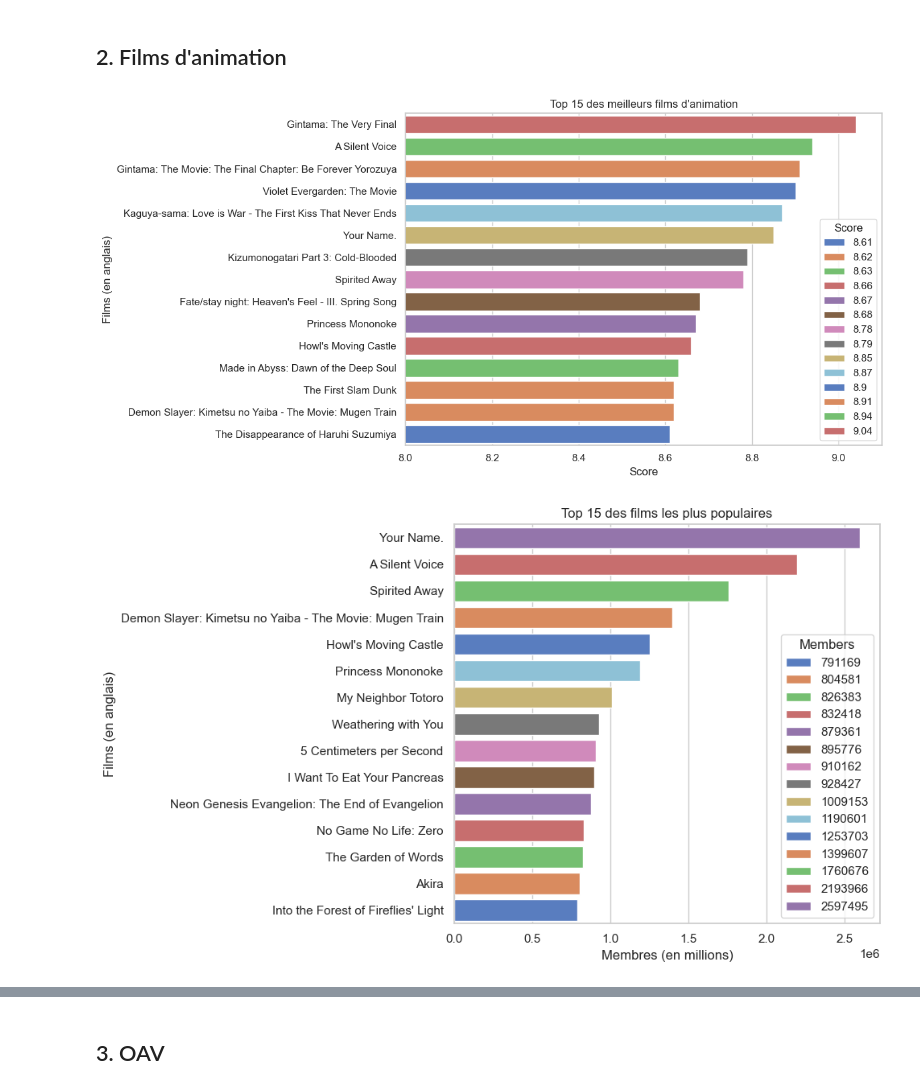
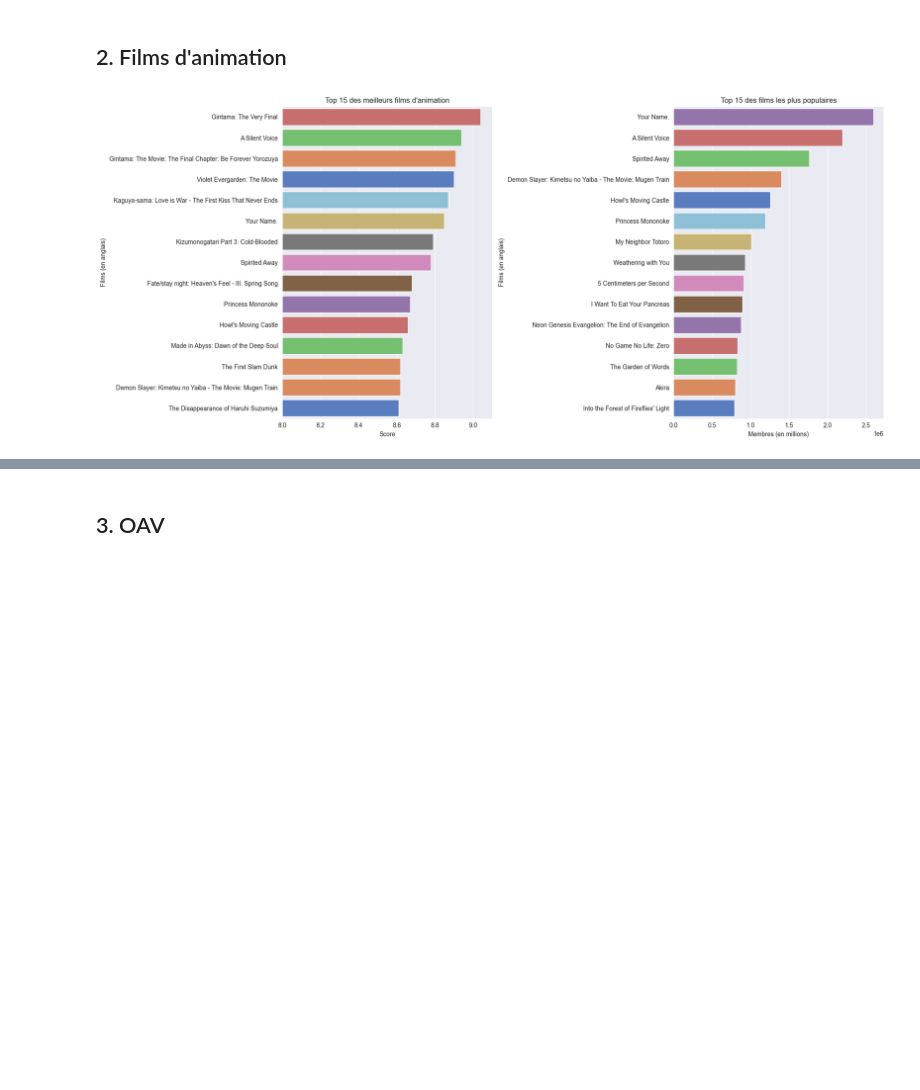
Before and after one commit to TAMINE-CYRIL/MyAnimeList-Analysis, a Jupyter notebook: notebook.ipynb, the cells around one changed output, grey strips where cells are left out. Saved outputs shown, nothing was run; the diff lists cells and outputs as text; code cells hidden in the pictures; blank space fills up the shorter version.

```diff
--- a/notebook.ipynb
+++ b/notebook.ipynb
@@ -19,3 +20,10 @@ df = pd.read_csv("./data/anime-dataset-2023.csv")
 df = df.loc[(df["Score"] != "UNKNOWN") & (df["Type"] != "UNKNOWN")]
 df = df.drop(columns=["Producers", "Licensors", "Synopsis", "Image URL"])
 df["Source"] = df["Source"].replace("Unknown", "Other")
+df["Score"] = pd.to_numeric(df["Score"], errors="coerce")
+df["Episodes"] = pd.to_numeric(df["Episodes"], errors="coerce")
+df["Rank"] = pd.to_numeric(df["Rank"], errors="coerce")
+df["Scored By"] = pd.to_numeric(df["Scored By"], errors="coerce")
+
+# On supprime les doublons
+df = df.drop_duplicates()
@@ -343,52 +425,53 @@ plt.show()
 # On récupère uniquement les films
 df_movie = df[df["Type"] == "Movie"]
 
-# On ajoute The First Slam Dunk et No Game No Life: Zero, le titre n'étant pas disponible en anglais, et par soucis de lecture nous les afficheront dans cette langue.
+# Correction des noms anglais pour certains titres
 df_movie.loc[df_movie["anime_id"] == 45649, "English name"] = "The First Slam Dunk"
 df_movie.loc[df_movie["Name"] == "No Game No Life: Zero", "English name"] = "No Game No Life: Zero"
 
-
 # --- Données : top 15 par score ---
-
 top15_score = df_movie.sort_values(by="Score", ascending=False).head(15)
 
-plt.figure(figsize=(12, 6))
+
+
+fig, (ax1, ax2) = plt.subplots(1, 2, figsize=(18, 8))
+
 sns.barplot(
     data=top15_score,
     y="English name",
     x="Score",
     palette="muted",
     hue="Score",
+    legend=False,
+    ax=ax1
 )
-
-plt.title("Top 15 des meilleurs films d'animation")
-plt.xlabel("Score")
-plt.ylabel("Films (en anglais)")
-plt.xlim(8, 9.1)
-plt.tight_layout()
-plt.show()
+ax1.set_title("Top 15 des meilleurs films d'animation")
+ax1.set_xlabel("Score")
+ax1.set_ylabel("Films (en anglais)")
+ax1.set_xlim(8, 9.1)
 
 
-# --- Données : top 15 par popularité (Nombre de membres) ---
+# --- Données : top 15 par popularité ---
 top15_pop = df_movie.sort_values(by="Members", ascending=False).head(15)
 
-plt.figure(figsize=(10, 6))
+
 sns.barplot(
     data=top15_pop,
     y="English name",
     x="Members",
     palette="muted",
     hue="Members",
+    legend=False,
+    ax=ax2
 )
+ax2.set_title("Top 15 des films les plus populaires")
+ax2.set_xlabel("Membres (en millions)")
+ax2.set_ylabel("Films (en anglais)")
 
-plt.title("Top 15 des films les plus populaires")
-plt.xlabel("Membres (en millions)")
-plt.ylabel("Films (en anglais)")
 plt.tight_layout()
 plt.show()
 # %% [output]
-[figure, old version]
+[figure, new version]
-[figure, removed]
 # %%
 df_movie = df[df["Type"] == "Movie"]
 
```
Also changed, not shown: parts of 25 cells of this notebook.
